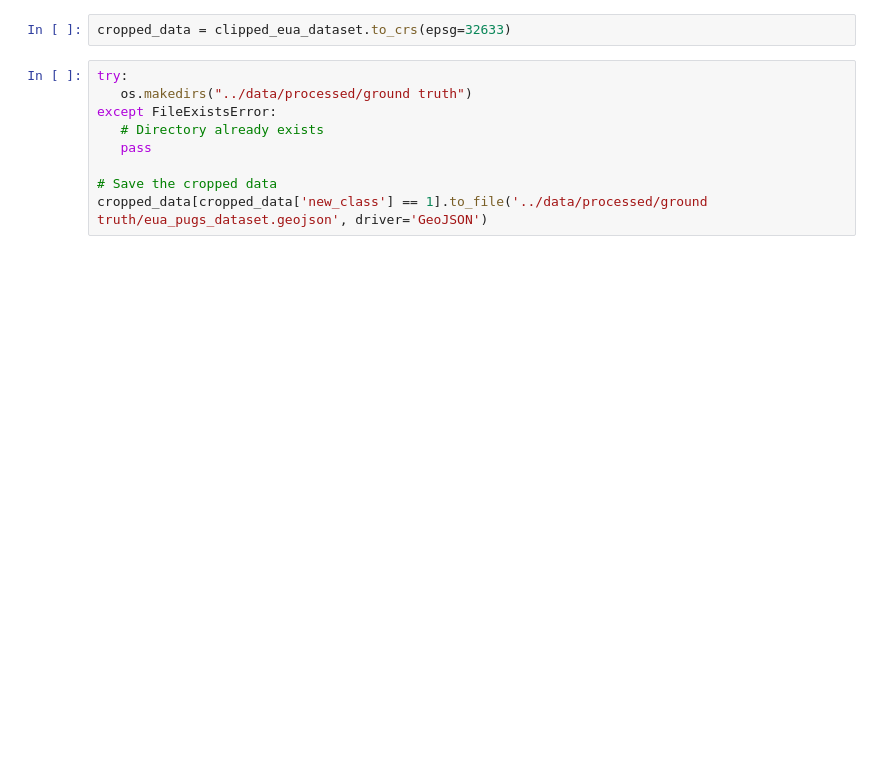
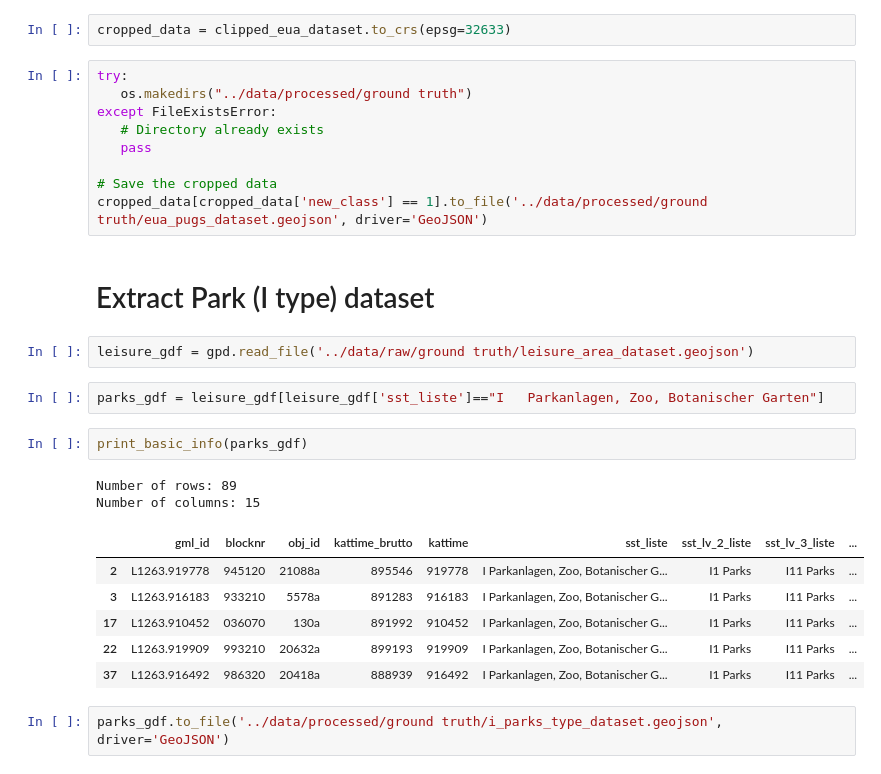
Before and after one commit to japanj/pugs-detection, a Jupyter notebook: notebooks/3_data_processing_ground_truth.ipynb, the cells around one changed output. Drawn from its saved outputs; the diff is of its cells as text; blank space fills up the shorter version.

Commit message:
add new notebook for ground truth data acquisition and update ground truth preprocessing notebook

```diff
--- a/notebooks/3_data_processing_ground_truth.ipynb
+++ b/notebooks/3_data_processing_ground_truth.ipynb
@@ -87,3 +75,22 @@ except FileExistsError:
 
 # Save the cropped data
 cropped_data[cropped_data['new_class'] == 1].to_file('../data/processed/ground truth/eua_pugs_dataset.geojson', driver='GeoJSON')
+# %% [markdown]
+# Extract Park (I type) dataset
+# %%
+leisure_gdf = gpd.read_file('../data/raw/ground truth/leisure_area_dataset.geojson')
+# %%
+parks_gdf = leisure_gdf[leisure_gdf['sst_liste']=="I   Parkanlagen, Zoo, Botanischer Garten"]
+# %%
+print_basic_info(parks_gdf)
+# %% [output]
+Number of rows: 89
+Number of columns: 15
+|  | gml_id | blocknr | obj_id | kattime_brutto | kattime | sst_liste | sst_lv_2_liste | sst_lv_3_liste | ... |
+| 2 | L1263.919778 | 945120 | 21088a | 895546 | 919778 | I Parkanlagen, Zoo, Botanischer G... | I1 Parks | I11 Parks | ... |
+| 3 | L1263.916183 | 933210 | 5578a | 891283 | 916183 | I Parkanlagen, Zoo, Botanischer G... | I1 Parks | I11 Parks | ... |
+| 17 | L1263.910452 | 036070 | 130a | 891992 | 910452 | I Parkanlagen, Zoo, Botanischer G... | I1 Parks | I11 Parks | ... |
+| 22 | L1263.919909 | 993210 | 20632a | 899193 | 919909 | I Parkanlagen, Zoo, Botanischer G... | I1 Parks | I11 Parks | ... |
+| 37 | L1263.916492 | 986320 | 20418a | 888939 | 916492 | I Parkanlagen, Zoo, Botanischer G... | I1 Parks | I11 Parks | ... |
+# %%
+parks_gdf.to_file('../data/processed/ground truth/i_parks_type_dataset.geojson', driver='GeoJSON')
```
Also changed, not shown: parts of 6 cells of this notebook, 8 other files.
